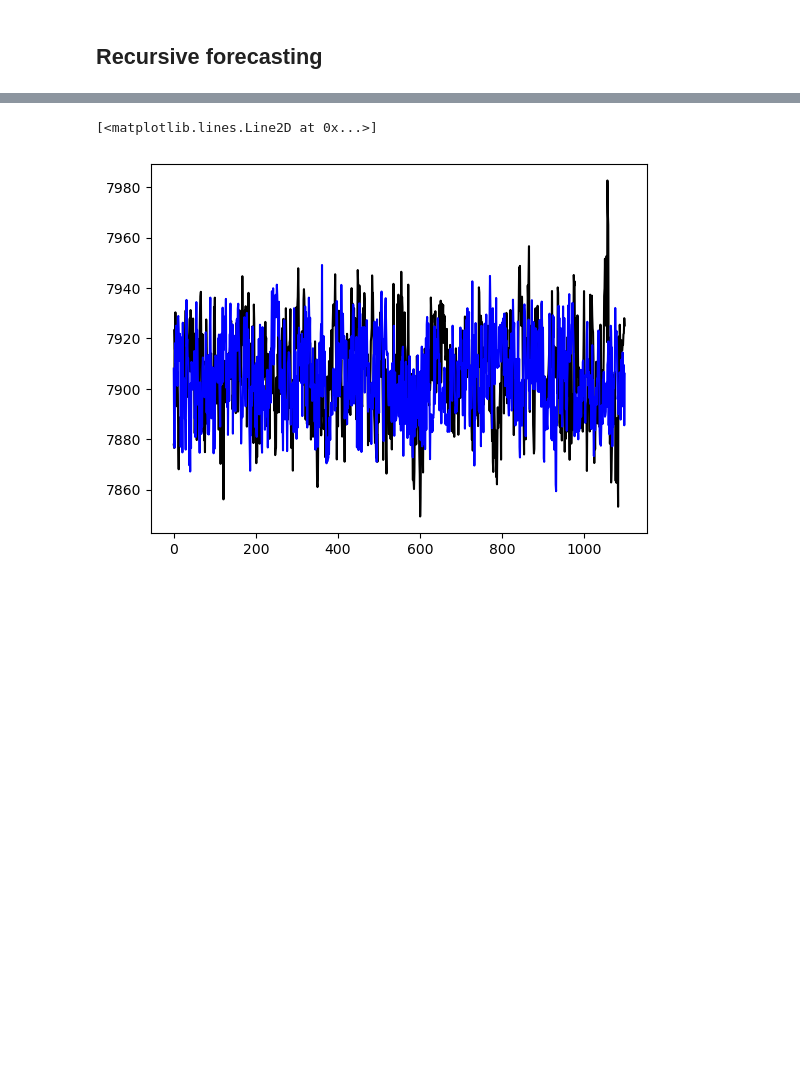
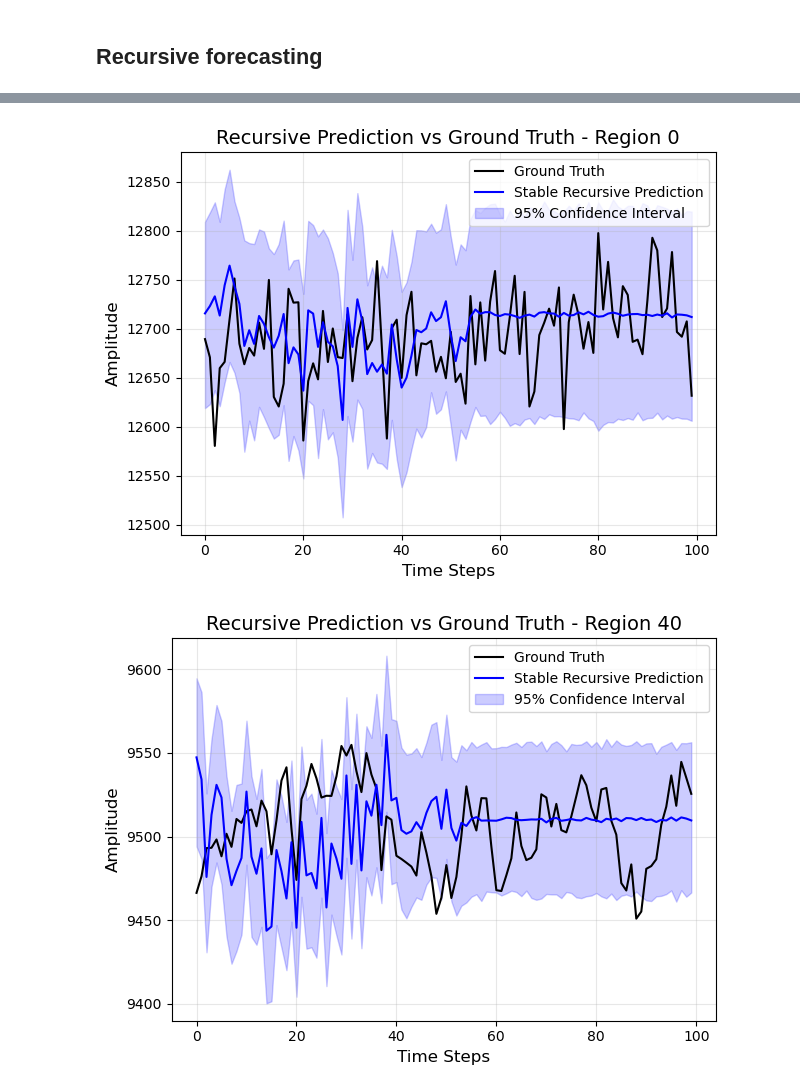
Before and after one commit to filippobezzi/Bayesian-Inference-in-High-Dimensional-Reservoir-Dynamics-for-Neural-Time-Series, a Jupyter notebook: real_data_test.ipynb, the cells around one changed output, grey strips where cells are left out. Saved outputs shown, nothing was run; the diff lists cells and outputs as text; code cells hidden in the pictures; blank space fills up the shorter version.

```diff
--- a/real_data_test.ipynb
+++ b/real_data_test.ipynb
@@ -324,7 +282,7 @@ plt.plot(history)
 # %%
 # fetch test dataset
-data_test = torch.from_numpy(sio.loadmat('100307.REST2.LR.SchaeferS.ptseries.mat')['tseries']).float()
+data_test = torch.from_numpy(sio.loadmat('./real_data/100307.REST2.LR.SchaeferS.ptseries.mat')['tseries']).float()
 # %%
 # Generate Torch datasets
-test_ds, _ = construct_dataset(esn_var.reservoir, data.T, train_split=1.0, burnin=100)
+test_ds, _ = construct_dataset(esn_var.reservoir, data_test.T, train_split=1.0, burnin=0)
 # %%
@@ -423,5 +401,5 @@ Text(170.72222222222223, 0.5, 'Regions')
 ## Recursive forecasting
 # %%
 # 1. Run the inference
-y_rec_rescaled, y_samples, y_upper, y_lower = recursive_inference(esn_var, test_ds, steps = 50)
+y_rec_rescaled, y_upper, y_lower, y_samples = recursive_inference(esn_var, test_ds, start_at_step=0, total_steps=300)
 # %% [output]
@@ -430,35 +423,35 @@ ValueError: not enough values to unpack (expected 4, got 2)
 # %%
-# 2. Un-scale BOTH for a fair comparison
-y_true_abs = test_ds.predictions
+# Un-scale
+y_true_abs = (test_ds.predictions * test_ds.std) + test_ds.mean
 y_pred_abs = (y_rec_rescaled * test_ds.std) + test_ds.mean
 y_samples_scaled = (y_samples * test_ds.std) + test_ds.mean
 y_upper_scaled = (y_upper * test_ds.std) + test_ds.mean
 y_lower_scaled = (y_lower * test_ds.std) + test_ds.mean
 # %%
-region_idx = 0
+region_idxs = [0,40,80,118]
 
-# 3. Plot Region 13
-plt.plot(y_true_abs[:, 16].cpu(), color='black', label='Ground Truth')
-plt.plot(y_pred_abs[:, 16].cpu(), color='blue', label='Stable Recursive Prediction')
+for region_idx in region_idxs:
+    # Plot
+    plt.plot(y_true_abs[:100, region_idx].cpu(), color='black', label='Ground Truth')
+    plt.plot(y_pred_abs[:100, region_idx].cpu(), color='blue', label='Stable Recursive Prediction')
 
-plt.fill_between(
-    range(len(y_pred_abs)),
-    y_lower_scaled[:, region_idx].cpu(),
-    y_upper_scaled[:, region_idx].cpu(),
-    color='blue',
-    alpha=0.2,   # Trasparenza per rendere visibile il GT sotto la fascia
-    label='95% Confidence Interval'
-)
+    plt.fill_between(
+        range(100),
+        y_lower_scaled[:100, region_idx].cpu(),
+        y_upper_scaled[:100, region_idx].cpu(),
+        color='blue',
+        alpha=0.2,
+        label='95% Confidence Interval'
+    )
 
-# Formattazione del grafico
-plt.title(f"Recursive Prediction vs Ground Truth - Region {region_idx}", fontsize=14)
-plt.xlabel("Time Steps", fontsize=12)
-plt.ylabel("Normalized BOLD Signal", fontsize=12)
-plt.legend(loc='upper right')
-plt.grid(alpha=0.3)
+    plt.title(f"Recursive Prediction vs Ground Truth - Region {region_idx}", fontsize=14)
+    plt.xlabel("Time Steps", fontsize=12)
+    plt.ylabel("Amplitude", fontsize=12)
+    plt.legend(loc='upper right')
+    plt.grid(alpha=0.3)
 
-plt.tight_layout()
-plt.show()
+    plt.tight_layout()
+    plt.show()
 # %% [output]
-[<matplotlib.lines.Line2D at 0x...>]
-[figure, old version]
+[figure, new version]
+[figure, added]
```
Also changed, not shown: parts of 32 cells of this notebook.
